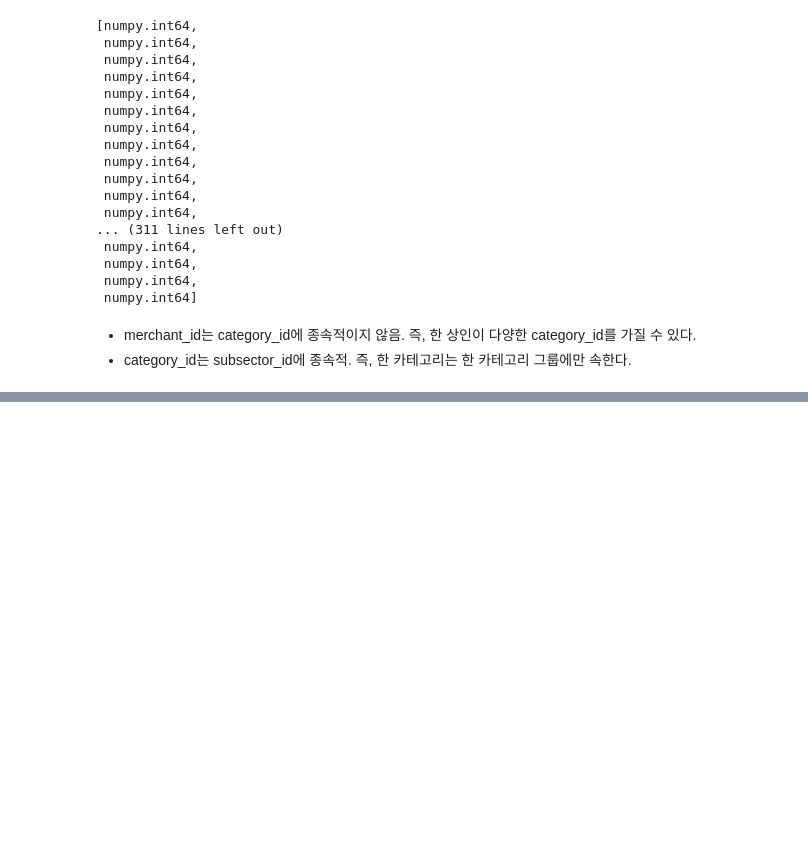
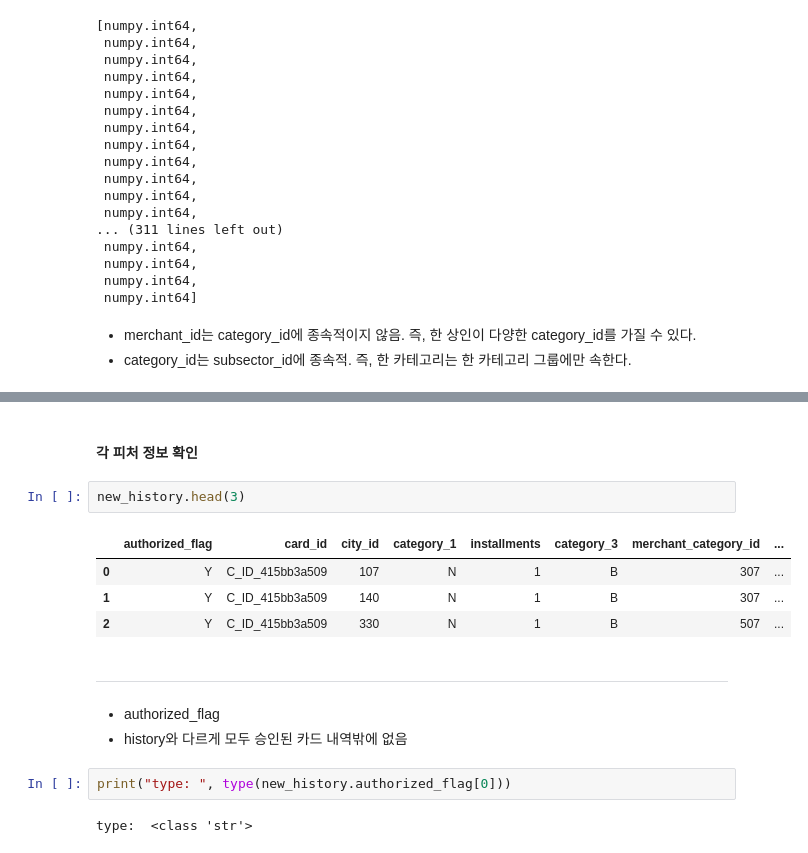
Before and after one commit to SONG-WONHO/Kaggle-Elo, a Jupyter notebook: 1-4 EDA.ipynb, the cells around one changed output, grey strips where cells are left out. Drawn from its saved outputs; the diff is of its cells as text; blank space fills up the shorter version.

```diff
--- a/1-4 EDA.ipynb
+++ b/1-4 EDA.ipynb
@@ -696,0 +725,17 @@ a = history.subsector_id.groupby(history.merchant_category_id).agg(lambda v: v.u
+# %% [markdown]
+#### 각 피처 정보 확인
+# %%
+new_history.head(3)
+# %% [output]
+|  | authorized_flag | card_id | city_id | category_1 | installments | category_3 | merchant_category_id | ... |
+| 0 | Y | C_ID_415bb3a509 | 107 | N | 1 | B | 307 | ... |
+| 1 | Y | C_ID_415bb3a509 | 140 | N | 1 | B | 307 | ... |
+| 2 | Y | C_ID_415bb3a509 | 330 | N | 1 | B | 507 | ... |
+# %% [markdown]
+---
+* authorized_flag
+* history와 다르게 모두 승인된 카드 내역밖에 없음
+# %%
+print("type: ", type(new_history.authorized_flag[0]))
+# %% [output]
+type:  <class 'str'>
```
Also changed, not shown: parts of 56 cells of this notebook.
